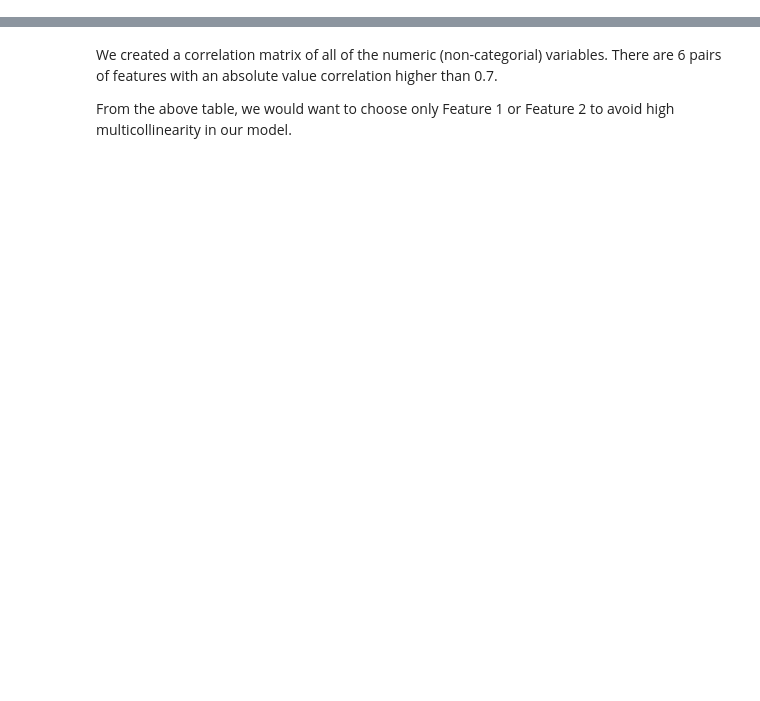
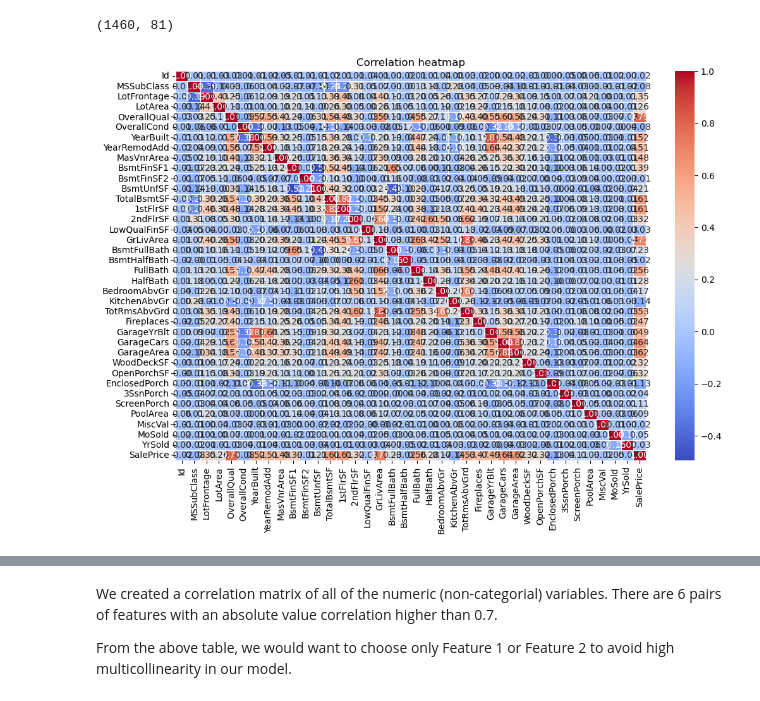
Before and after one commit to Arjun43210/daml-house-price, a Jupyter notebook: eda.ipynb, the cells around one changed output, grey strips where cells are left out. Cells and saved outputs as stored; diff of their text form; code cells hidden in the pictures; blank space fills up the shorter version.

```diff
--- a/eda.ipynb
+++ b/eda.ipynb
@@ -7,5 +7,9 @@ Error:
 # %%
-train = pd.read_csv('data/train.csv')
-test = pd.read_csv('data/test.csv')
+# read in the data
+data_train = pd.read_csv("data/train.csv")
+data_test = pd.read_csv("data/test.csv")
 # %%
-train.head()
+# confirm shape of the dataset (number of rows and columns)
+data_train.shape
+# %% [output]
+(1460, 81)
@@ -14,7 +16,11 @@ train.info()
 # %%
-correlation_matrix = train.corr(numeric_only=True)
+# Plot correlation heatmap
+
+correlation_matrix = data_train.corr(numeric_only=True)
 plt.figure(figsize=(12, 8))
 sns.heatmap(correlation_matrix, annot=True, cmap='coolwarm', fmt='.2f', linewidths=0.5)
 plt.title("Correlation heatmap")
 plt.show()
+# %% [output]
+[figure, added]
 # %%
```
Also changed, not shown: parts of 12 cells of this notebook, 1 other file.
